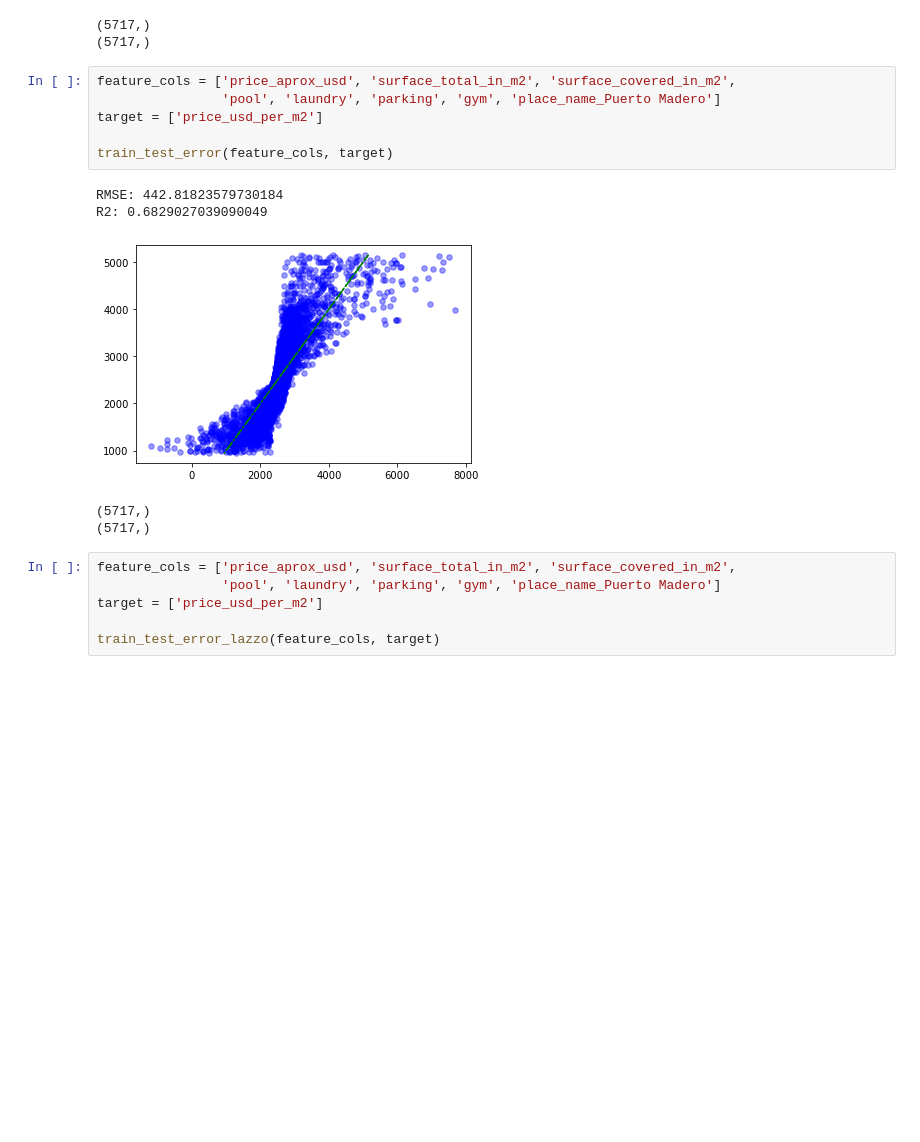
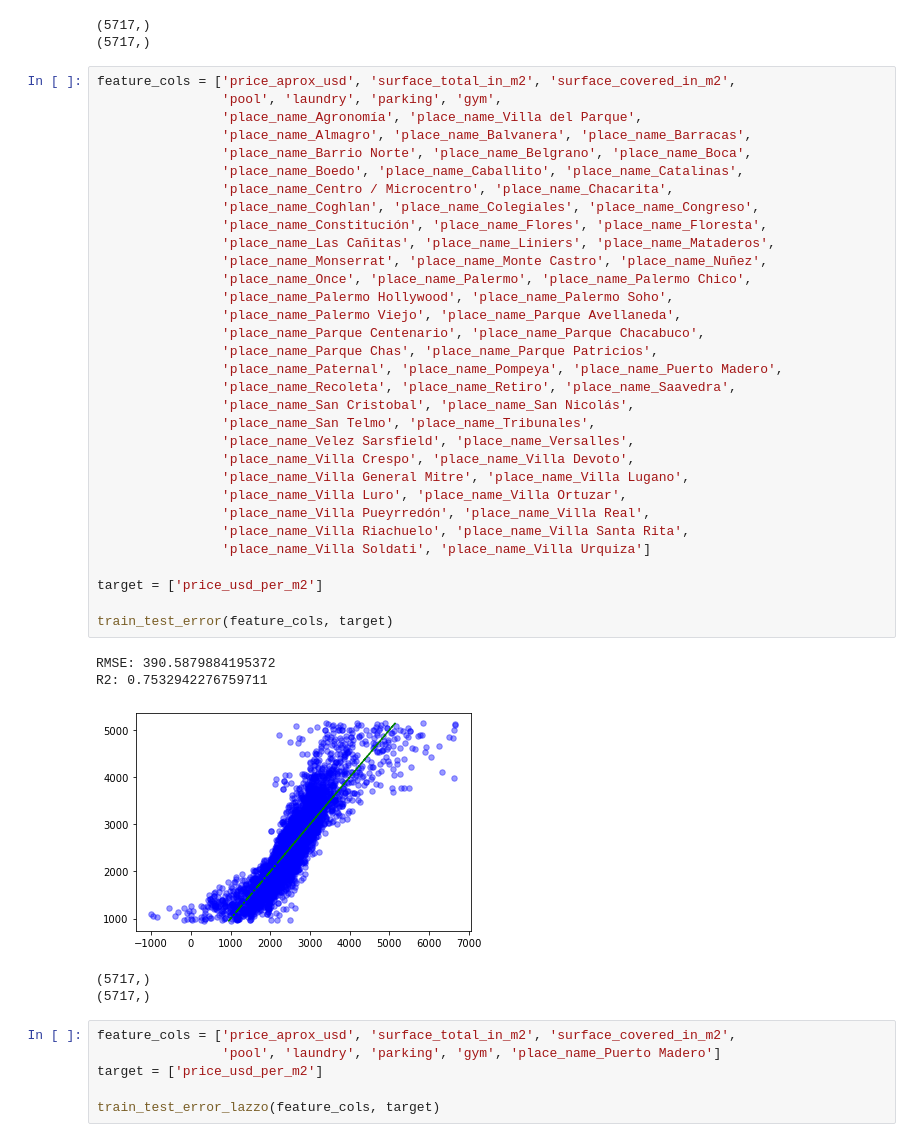
Before and after one commit to nachommm/Desafio2, a Jupyter notebook: desafio2-machine.learning-ignacio.ipynb, the cells around one changed output. Saved outputs shown, nothing was run; the diff lists cells and outputs as text; blank space fills up the shorter version.

```diff
--- a/desafio2-machine.learning-ignacio.ipynb
+++ b/desafio2-machine.learning-ignacio.ipynb
@@ -1024,18 +1024,44 @@ R2: 0.16518171134791593
 [figure]
 (5717,)
 (5717,)
-# %%
-feature_cols = ['price_aprox_usd', 'surface_total_in_m2', 'surface_covered_in_m2',
-                'pool', 'laundry', 'parking', 'gym', 'place_name_Puerto Madero']
-target = ['price_usd_per_m2']
-
-train_test_error(feature_cols, target)
-# %% [output]
-RMSE: 442.81823579730184
-R2: 0.6829027039090049
-[figure, removed]
-(5717,)
-(5717,)
+# %%
+feature_cols = ['price_aprox_usd', 'surface_total_in_m2', 'surface_covered_in_m2',
+                'pool', 'laundry', 'parking', 'gym',
+                'place_name_Agronomía', 'place_name_Villa del Parque',
+                'place_name_Almagro', 'place_name_Balvanera', 'place_name_Barracas',
+                'place_name_Barrio Norte', 'place_name_Belgrano', 'place_name_Boca',
+                'place_name_Boedo', 'place_name_Caballito', 'place_name_Catalinas',
+                'place_name_Centro / Microcentro', 'place_name_Chacarita',
+                'place_name_Coghlan', 'place_name_Colegiales', 'place_name_Congreso',
+                'place_name_Constitución', 'place_name_Flores', 'place_name_Floresta',
+                'place_name_Las Cañitas', 'place_name_Liniers', 'place_name_Mataderos',
+                'place_name_Monserrat', 'place_name_Monte Castro', 'place_name_Nuñez',
+                'place_name_Once', 'place_name_Palermo', 'place_name_Palermo Chico',
+                'place_name_Palermo Hollywood', 'place_name_Palermo Soho',
+                'place_name_Palermo Viejo', 'place_name_Parque Avellaneda',
+                'place_name_Parque Centenario', 'place_name_Parque Chacabuco',
+                'place_name_Parque Chas', 'place_name_Parque Patricios',
+                'place_name_Paternal', 'place_name_Pompeya', 'place_name_Puerto Madero',
+                'place_name_Recoleta', 'place_name_Retiro', 'place_name_Saavedra',
+                'place_name_San Cristobal', 'place_name_San Nicolás',
+                'place_name_San Telmo', 'place_name_Tribunales',
+                'place_name_Velez Sarsfield', 'place_name_Versalles',
+                'place_name_Villa Crespo', 'place_name_Villa Devoto',
+                'place_name_Villa General Mitre', 'place_name_Villa Lugano',
+                'place_name_Villa Luro', 'place_name_Villa Ortuzar',
+                'place_name_Villa Pueyrredón', 'place_name_Villa Real',
+                'place_name_Villa Riachuelo', 'place_name_Villa Santa Rita',
+                'place_name_Villa Soldati', 'place_name_Villa Urquiza']
+
+target = ['price_usd_per_m2']
+
+train_test_error(feature_cols, target)
+# %% [output]
+RMSE: 390.5879884195372
+R2: 0.7532942276759711
+[figure, added]
+(5717,)
+(5717,)
 # %%
 feature_cols = ['price_aprox_usd', 'surface_total_in_m2', 'surface_covered_in_m2',
                 'pool', 'laundry', 'parking', 'gym', 'place_name_Puerto Madero']
```
